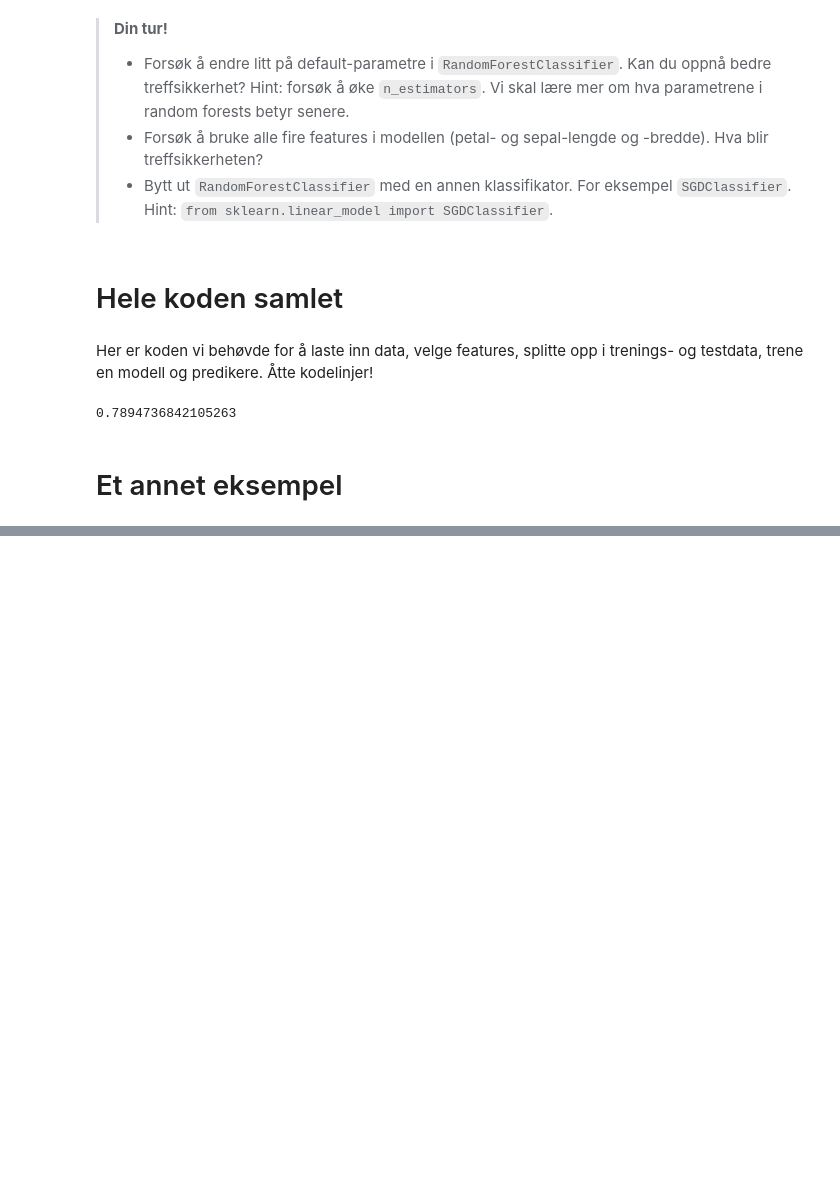
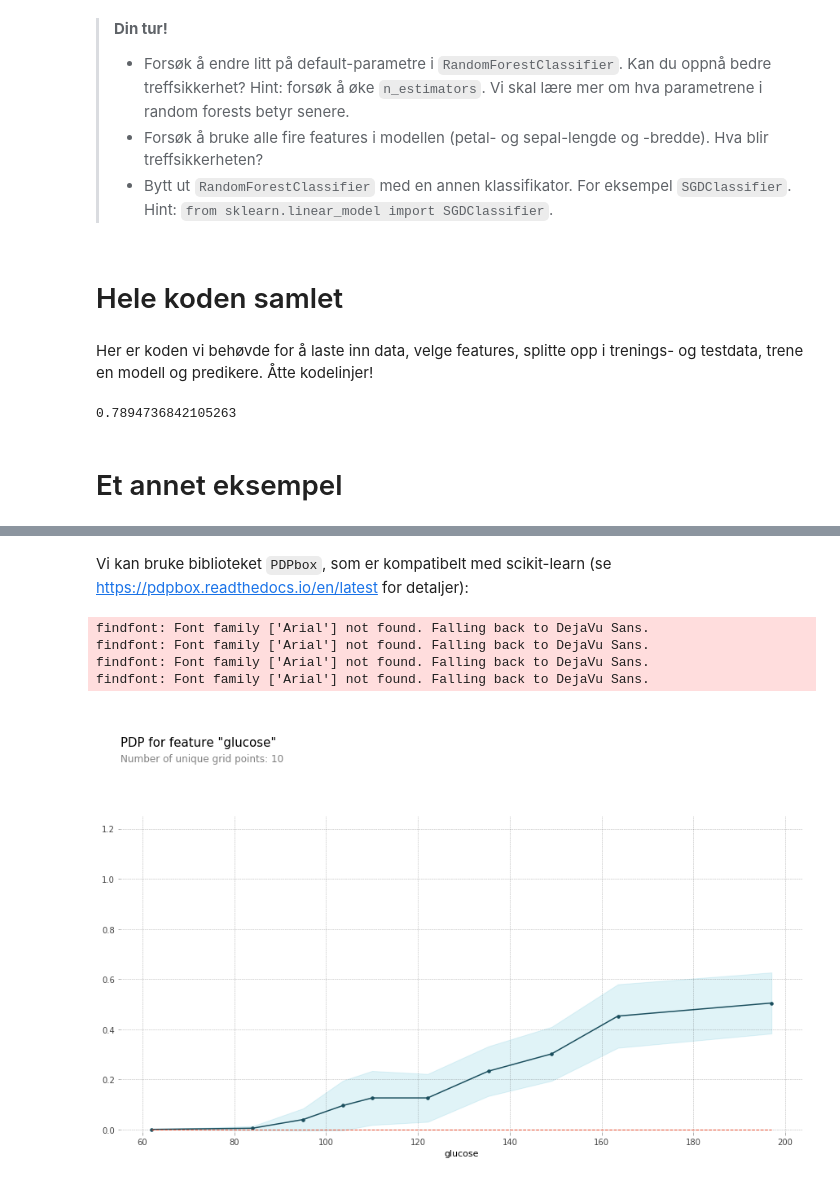
Before and after one commit to MMIV-ML/ELMED219-2020, a Jupyter notebook: notebooks/ELMED219-Lab0-Enkle_eksempler.ipynb, the cells around one changed output, grey strips where cells are left out. Drawn from its saved outputs; the diff is of its cells as text; code cells hidden in the pictures; blank space fills up the shorter version.

```diff
--- a/notebooks/ELMED219-Lab0-Enkle_eksempler.ipynb
+++ b/notebooks/ELMED219-Lab0-Enkle_eksempler.ipynb
@@ -416,0 +683,2 @@ accuracy_score(y_test, y_pred)
+# %% [markdown]
+Vi kan bruke biblioteket `PDPbox`, som er kompatibelt med scikit-learn (se https://pdpbox.readthedocs.io/en/latest for detaljer):
@@ -416,0 +687,10 @@ accuracy_score(y_test, y_pred)
+# %%
+pdp_goals = pdp.pdp_isolate(model=rf, dataset=X_test, model_features=X_test.columns.tolist(), feature='glucose')
+pdp.pdp_plot(pdp_goals, 'glucose')
+plt.show()
+# %% [output]
+findfont: Font family ['Arial'] not found. Falling back to DejaVu Sans.
+findfont: Font family ['Arial'] not found. Falling back to DejaVu Sans.
+findfont: Font family ['Arial'] not found. Falling back to DejaVu Sans.
+findfont: Font family ['Arial'] not found. Falling back to DejaVu Sans.
+[figure, added]
```
Also changed, not shown: parts of 66 cells of this notebook, 3 other files.
